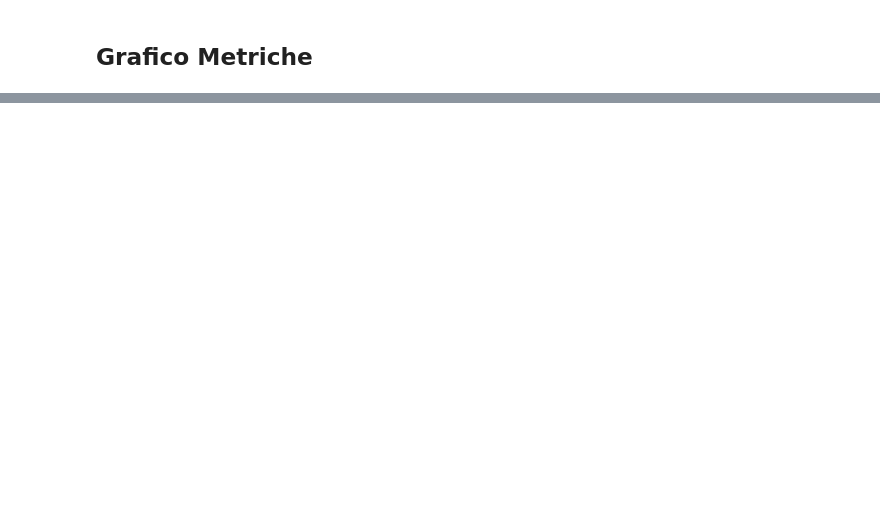
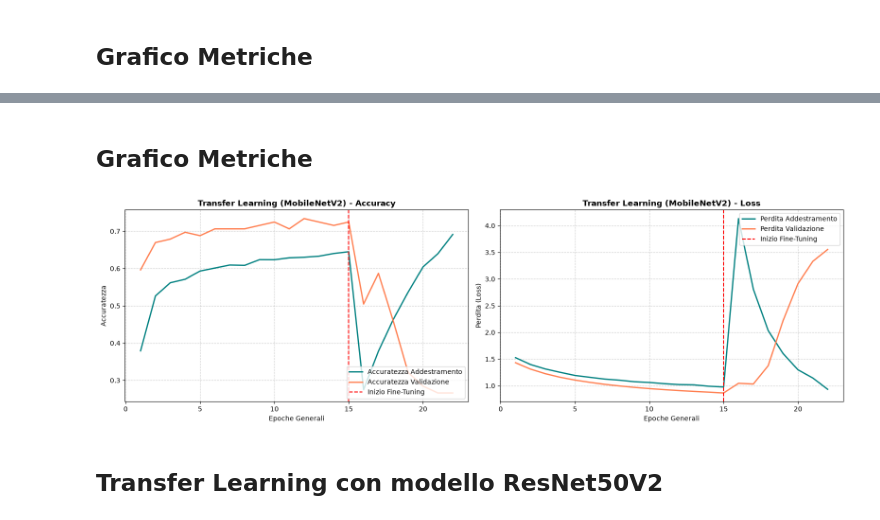
Before and after one commit to SpinelliEdoardo/Deep_Learning, a Jupyter notebook: esame/esame_parte1.ipynb, the cells around one changed output, grey strips where cells are left out. Saved outputs shown, nothing was run; the diff lists cells and outputs as text; code cells hidden in the pictures; blank space fills up the shorter version.

```diff
--- a/esame/esame_parte1.ipynb
+++ b/esame/esame_parte1.ipynb
@@ -343,0 +559,47 @@ plt.show()
+# %% [markdown]
+## Grafico Metriche
+# %%
+import matplotlib.pyplot as plt
+
+# 1. Unione delle metriche della Fase 1 e della Fase 2
+acc_tl = history_tl_phase1.history['accuracy'] + history_tl_phase2.history['accuracy']
+val_acc_tl = history_tl_phase1.history['val_accuracy'] + history_tl_phase2.history['val_accuracy']
+
+loss_tl = history_tl_phase1.history['loss'] + history_tl_phase2.history['loss']
+val_loss_tl = history_tl_phase1.history['val_loss'] + history_tl_phase2.history['val_loss']
+
+# Punto di separazione tra Feature Extraction e Fine-Tuning
+split_epoch = len(history_tl_phase1.history['accuracy'])
+total_epochs = range(1, len(acc_tl) + 1)
+
+# 2. Creazione del grafico
+plt.figure(figsize=(16, 5))
+
+# Grafico 1: Accuratezza (Accuracy)
+plt.subplot(1, 2, 1)
+plt.plot(total_epochs, acc_tl, label='Accuratezza Addestramento', color='teal', linewidth=2)
+plt.plot(total_epochs, val_acc_tl, label='Accuratezza Validazione', color='coral', linewidth=2)
+plt.axvline(x=split_epoch, color='red', linestyle='--', label='Inizio Fine-Tuning')
+plt.title('Transfer Learning (MobileNetV2) - Accuracy', fontsize=12, fontweight='bold')
+plt.xlabel('Epoche Generali')
+plt.ylabel('Accuratezza')
+plt.legend(loc='lower right')
+plt.grid(True, linestyle='--', alpha=0.6)
+
+# Grafico 2: Perdita (Loss)
+plt.subplot(1, 2, 2)
+plt.plot(total_epochs, loss_tl, label='Perdita Addestramento', color='teal', linewidth=2)
+plt.plot(total_epochs, val_loss_tl, label='Perdita Validazione', color='coral', linewidth=2)
+plt.axvline(x=split_epoch, color='red', linestyle='--', label='Inizio Fine-Tuning')
+plt.title('Transfer Learning (MobileNetV2) - Loss', fontsize=12, fontweight='bold')
+plt.xlabel('Epoche Generali')
+plt.ylabel('Perdita (Loss)')
+plt.legend(loc='upper right')
+plt.grid(True, linestyle='--', alpha=0.6)
+
+plt.tight_layout()
+plt.show()
+# %% [output]
+[figure, added]
+# %% [markdown]
+## Transfer Learning con modello ResNet50V2
```
Also changed, not shown: parts of 20 cells of this notebook.
